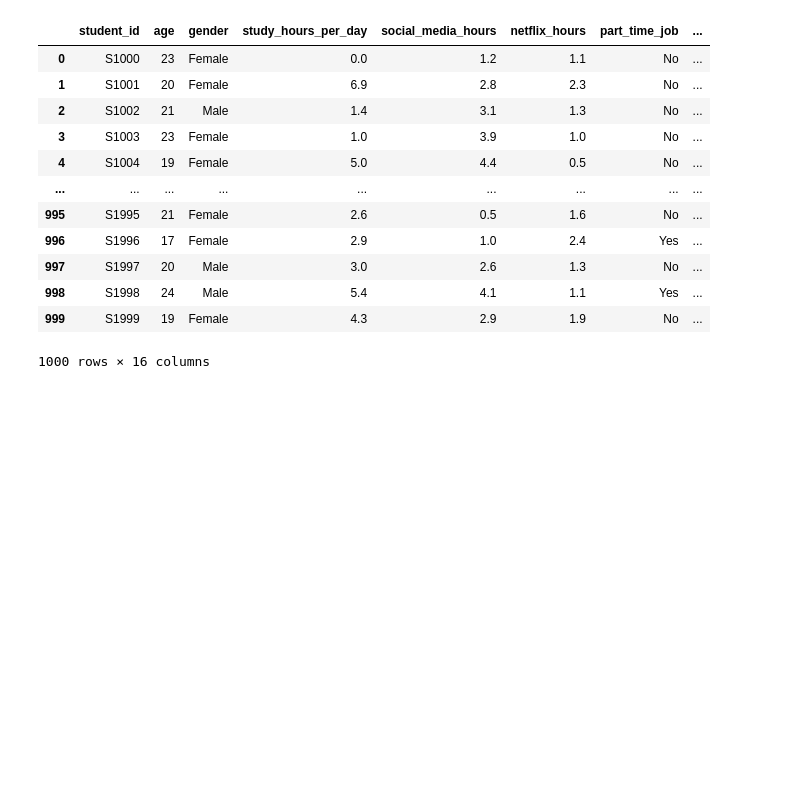
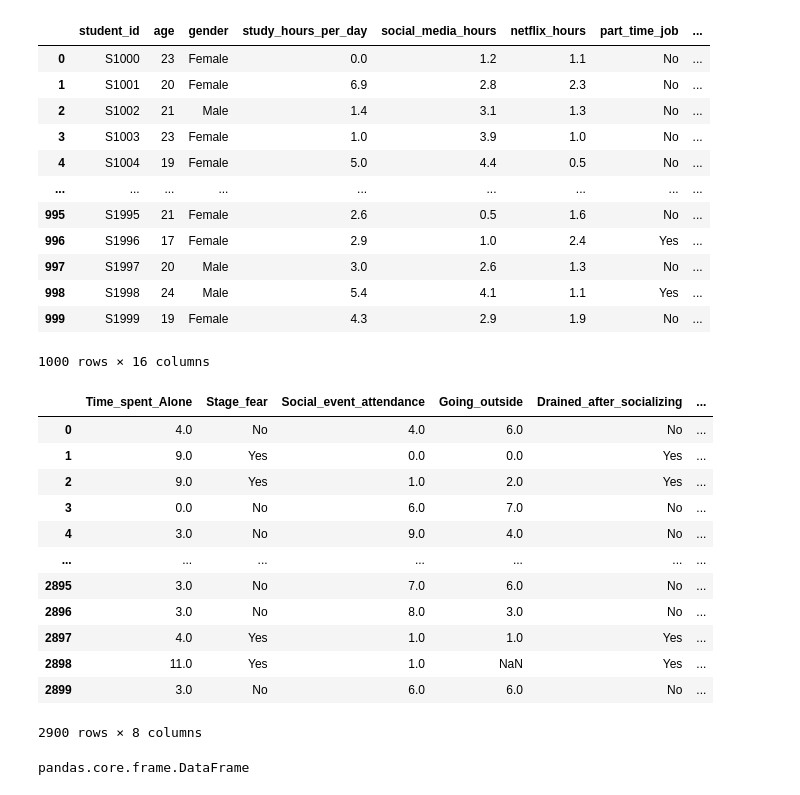
Before and after one commit to dalilahannouche/redi-school-project, a Jupyter notebook: student-habits-vs-academic-performance.ipynb, the cells around one changed output. Drawn from its saved outputs; the diff is of its cells as text; code cells hidden in the pictures; blank space fills up the shorter version.

Commit message:
Kaggle Notebook | student-habits-vs-academic-performance | Studying the data

```diff
--- a/student-habits-vs-academic-performance.ipynb
+++ b/student-habits-vs-academic-performance.ipynb
@@ -36,3 +36,25 @@ df_students
 | 998 | S1998 | 24 | Male | 5.4 | 4.1 | 1.1 | Yes | ... |
 | 999 | S1999 | 19 | Female | 4.3 | 2.9 | 1.9 | No | ... |
 1000 rows × 16 columns
+# %%
+df_personnality = pd.read_csv("/kaggle/input/extrovert-vs-introvert-behavior-data/personality_dataset.csv")
+df_personnality
+# %% [output]
+|  | Time_spent_Alone | Stage_fear | Social_event_attendance | Going_outside | Drained_after_socializing | ... |
+| 0 | 4.0 | No | 4.0 | 6.0 | No | ... |
+| 1 | 9.0 | Yes | 0.0 | 0.0 | Yes | ... |
+| 2 | 9.0 | Yes | 1.0 | 2.0 | Yes | ... |
+| 3 | 0.0 | No | 6.0 | 7.0 | No | ... |
+| 4 | 3.0 | No | 9.0 | 4.0 | No | ... |
+| ... | ... | ... | ... | ... | ... | ... |
+| 2895 | 3.0 | No | 7.0 | 6.0 | No | ... |
+| 2896 | 3.0 | No | 8.0 | 3.0 | No | ... |
+| 2897 | 4.0 | Yes | 1.0 | 1.0 | Yes | ... |
+| 2898 | 11.0 | Yes | 1.0 | NaN | Yes | ... |
+| 2899 | 3.0 | No | 6.0 | 6.0 | No | ... |
+2900 rows × 8 columns
+# %%
+type(df_students)
+type(df_personnality)
+# %% [output]
+pandas.core.frame.DataFrame
```
Also changed, not shown: parts of 8 cells of this notebook.
